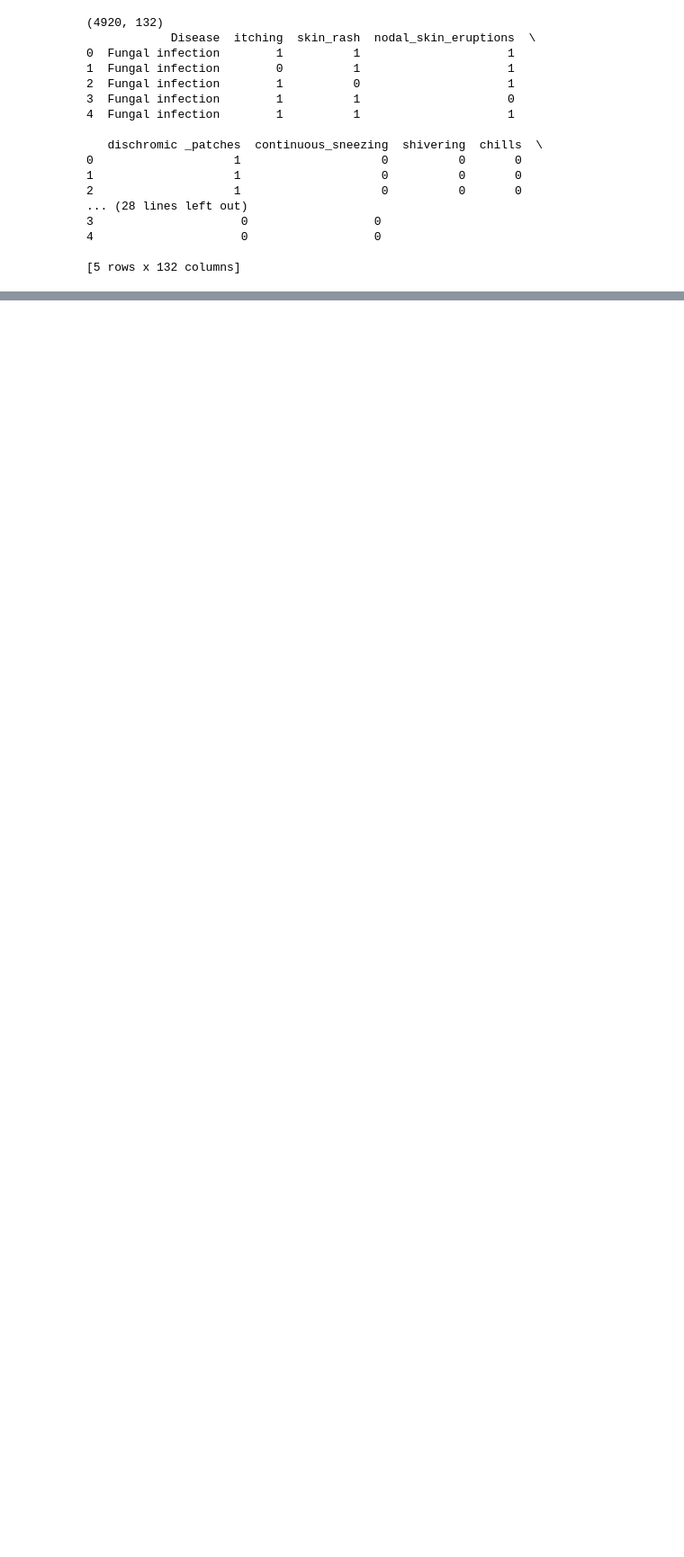
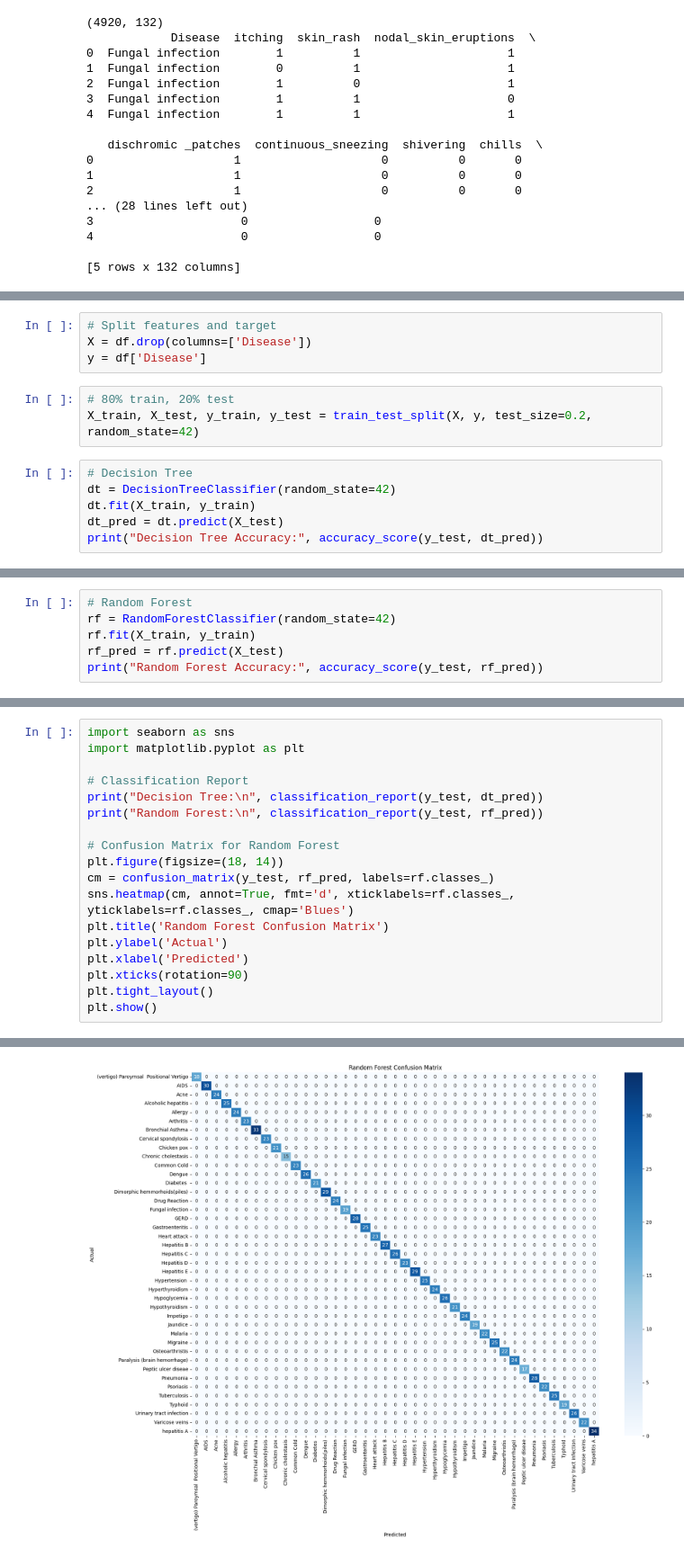
Before and after one commit to Valentinetemi/disease-prediction-ml, a Jupyter notebook: disease_prediction.ipynb, the cells around one changed output, grey strips where cells are left out. Shown at 90% size. Saved outputs shown, nothing was run; the diff lists cells and outputs as text; blank space fills up the shorter version.

```diff
--- a/disease_prediction.ipynb
+++ b/disease_prediction.ipynb
@@ -112,0 +132,13 @@ FileNotFoundError: [Errno 2] No such file or directory: '/content/disease_predic
+# %%
+# Split features and target
+X = df.drop(columns=['Disease'])
+y = df['Disease']
+# %%
+# 80% train, 20% test
+X_train, X_test, y_train, y_test = train_test_split(X, y, test_size=0.2, random_state=42)
+# %%
+# Decision Tree
+dt = DecisionTreeClassifier(random_state=42)
+dt.fit(X_train, y_train)
+dt_pred = dt.predict(X_test)
+print("Decision Tree Accuracy:", accuracy_score(y_test, dt_pred))
@@ -112,0 +147,6 @@ FileNotFoundError: [Errno 2] No such file or directory: '/content/disease_predic
+# %%
+# Random Forest
+rf = RandomForestClassifier(random_state=42)
+rf.fit(X_train, y_train)
+rf_pred = rf.predict(X_test)
+print("Random Forest Accuracy:", accuracy_score(y_test, rf_pred))
@@ -112,0 +155,19 @@ FileNotFoundError: [Errno 2] No such file or directory: '/content/disease_predic
+# %%
+import seaborn as sns
+import matplotlib.pyplot as plt
+
+# Classification Report
+print("Decision Tree:\n", classification_report(y_test, dt_pred))
+print("Random Forest:\n", classification_report(y_test, rf_pred))
+
+# Confusion Matrix for Random Forest
+plt.figure(figsize=(18, 14))
+cm = confusion_matrix(y_test, rf_pred, labels=rf.classes_)
+sns.heatmap(cm, annot=True, fmt='d', xticklabels=rf.classes_, yticklabels=rf.classes_, cmap='Blues')
+plt.title('Random Forest Confusion Matrix')
+plt.ylabel('Actual')
+plt.xlabel('Predicted')
+plt.xticks(rotation=90)
+plt.tight_layout()
+plt.show()
+# %% [output]
@@ -112,0 +191 @@ FileNotFoundError: [Errno 2] No such file or directory: '/content/disease_predic
+[figure, added]
```
Also changed, not shown: parts of 12 cells of this notebook.
